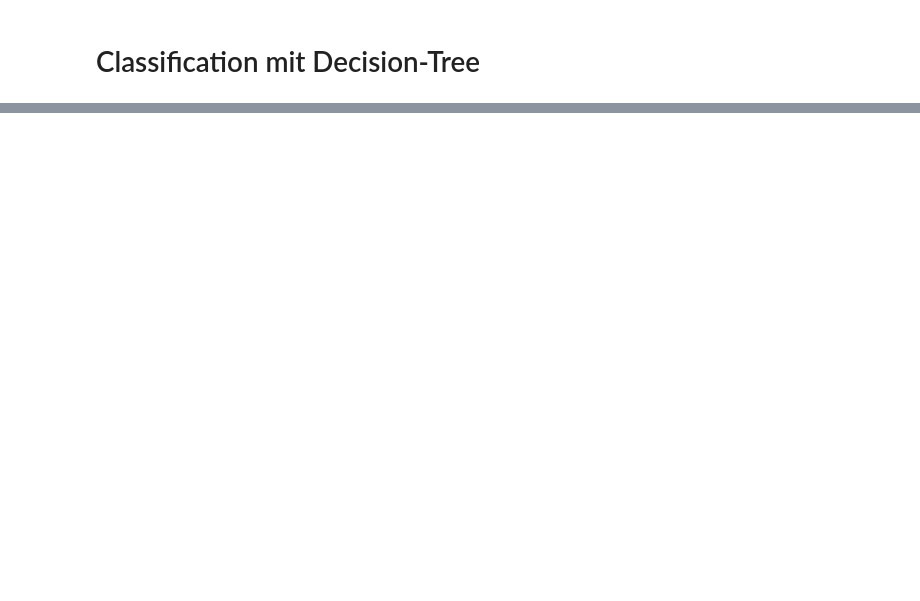
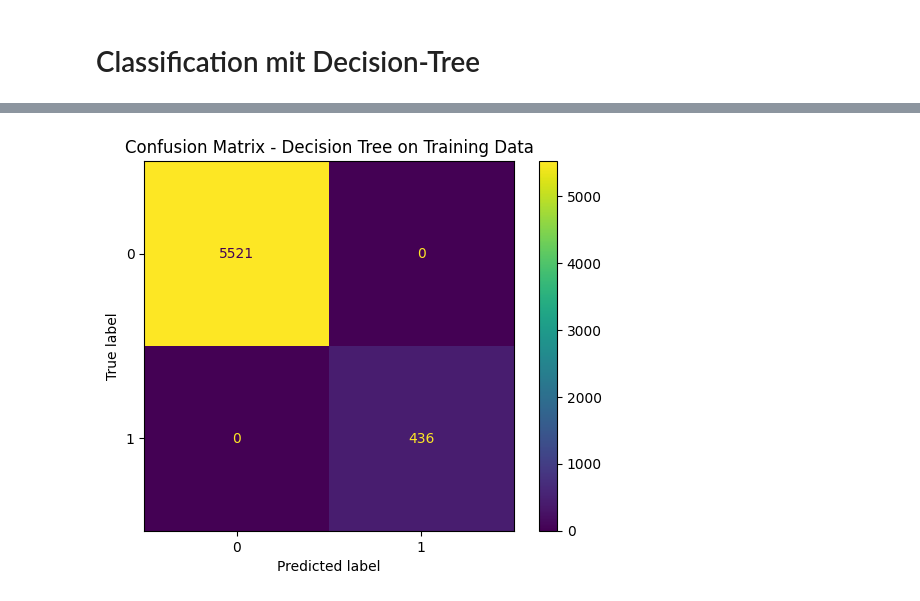
Before and after one commit to PatrickSchubert-Munich/DataScience_and_ML_Assignment, a Jupyter notebook: task_2.ipynb, the cells around one changed output, grey strips where cells are left out. Cells and saved outputs as stored; diff of their text form; code cells hidden in the pictures; blank space fills up the shorter version.

```diff
--- a/task_2.ipynb
+++ b/task_2.ipynb
@@ -198,0 +233,12 @@ plt.show()
+# %%
+
+# Prädiziere das Ergebnis für die Trainingsdaten
+y_pred_train_clf_tree = clf_tree.predict(X_train)
+
+# Konfusions-Matrix visualisieren auf Trainingsdaten
+cm = confusion_matrix(y_train, y_pred_train_clf_tree)
+ConfusionMatrixDisplay.from_estimator(clf_tree, X_train, y_train, values_format='d')
+plt.title("Confusion Matrix - Decision Tree on Training Data")
+plt.show()
+# %% [output]
+[figure, added]
```
Also changed, not shown: parts of 47 cells of this notebook, 1 other file.
